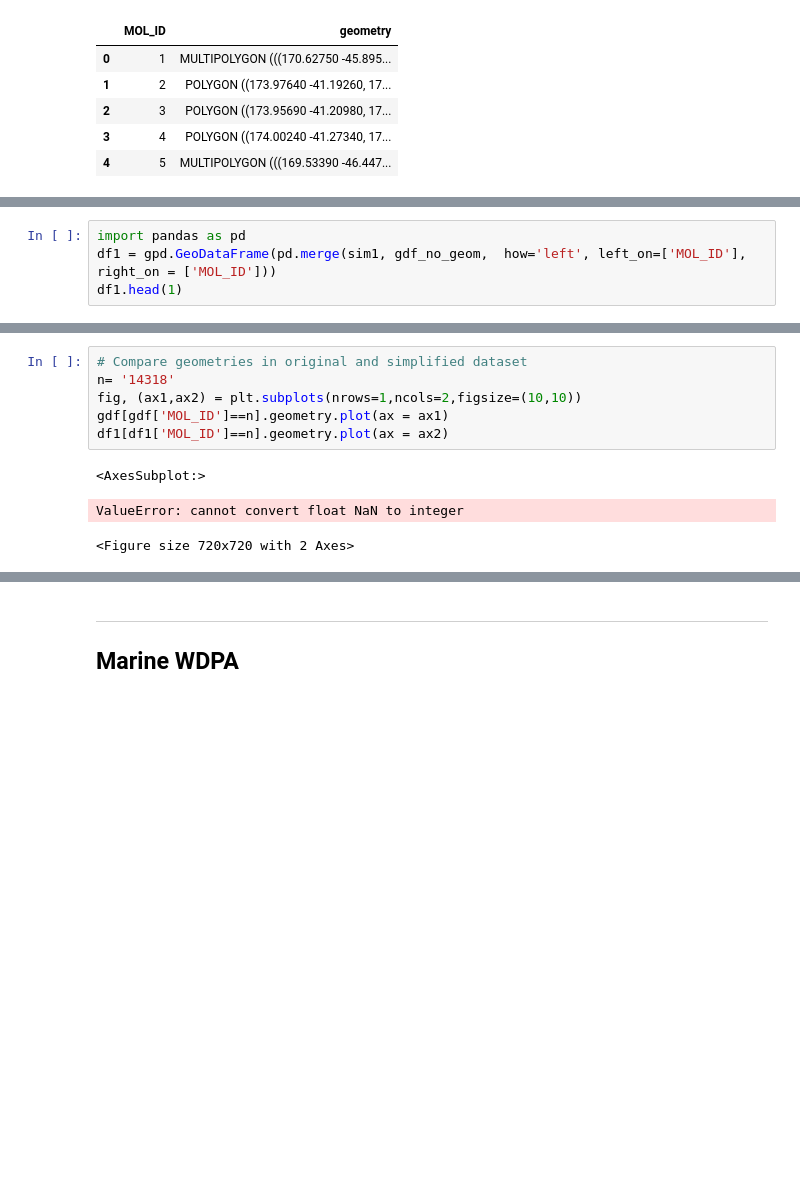
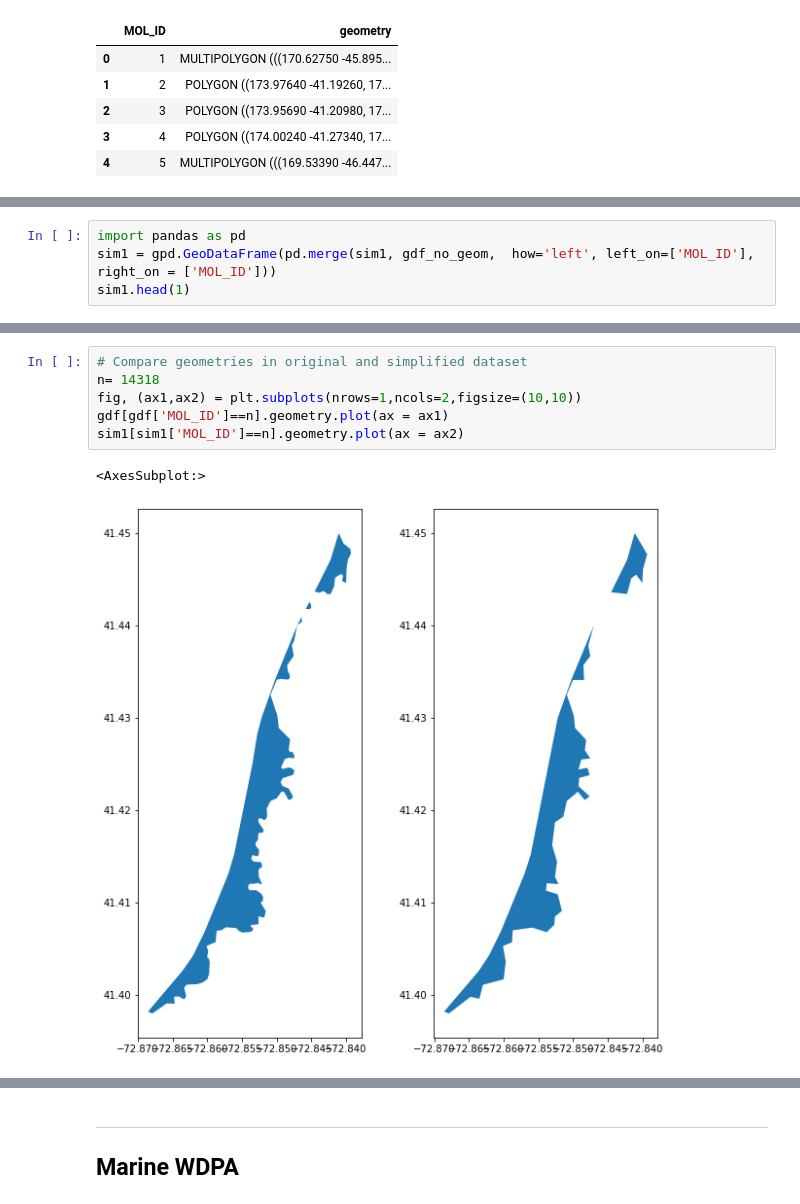
Before and after one commit to Vizzuality/he-scratchfolder, a Jupyter notebook: WDPA_Simplification.ipynb, the cells around one changed output, grey strips where cells are left out. Saved outputs shown, nothing was run; the diff lists cells and outputs as text; blank space fills up the shorter version.

```diff
--- a/WDPA_Simplification.ipynb
+++ b/WDPA_Simplification.ipynb
@@ -169,8 +169,8 @@ gdf_no_geom.head(1)
 | 0 | 310492.0 | 310492 | Boulder Beach | Stewardship Area | National | III | Designated | Federal or national ministry or a... | Department of Conservation | NZL | 1.137712 | ... |
 # %%
 import pandas as pd
-df1 = gpd.GeoDataFrame(pd.merge(sim1, gdf_no_geom,  how='left', left_on=['MOL_ID'], right_on = ['MOL_ID']))
-df1.head(1)
+sim1 = gpd.GeoDataFrame(pd.merge(sim1, gdf_no_geom,  how='left', left_on=['MOL_ID'], right_on = ['MOL_ID']))
+sim1.head(1)
 # %% [output]
 |  | MOL_ID | geometry | WDPAID | WDPA_PID | NAME | DESIG | DESIG_T | IUCN_CA | STATUS | GOV_TYP | MANG_AU | ... |
 | 0 | 1 | MULTIPOLYGON (((170.62750 -45.895... | 310492.0 | 310492 | Boulder Beach | Stewardship Area | National | III | Designated | Federal or national ministry or a... | Department of Conservation | ... |
@@ -181,13 +189,12 @@ gdf[gdf['MOL_ID']=='14318']
 # %%
 # Compare geometries in original and simplified dataset
-n= '14318'
+n= 14318
 fig, (ax1,ax2) = plt.subplots(nrows=1,ncols=2,figsize=(10,10))
 gdf[gdf['MOL_ID']==n].geometry.plot(ax = ax1)
-df1[df1['MOL_ID']==n].geometry.plot(ax = ax2)
+sim1[sim1['MOL_ID']==n].geometry.plot(ax = ax2)
 # %% [output]
 <AxesSubplot:>
-ValueError: cannot convert float NaN to integer
-<Figure size 720x720 with 2 Axes>
+[figure, added]
 # %%
 # Compare geometries in original and simplified dataset
 n= '394131'
```
Also changed, not shown: parts of 32 cells of this notebook.
